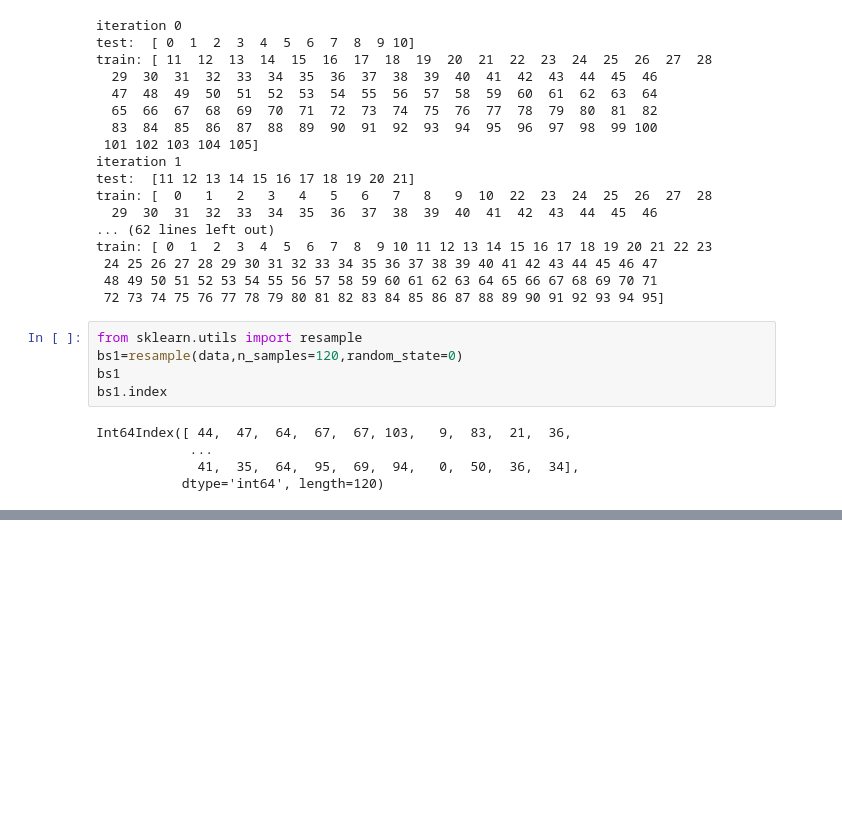
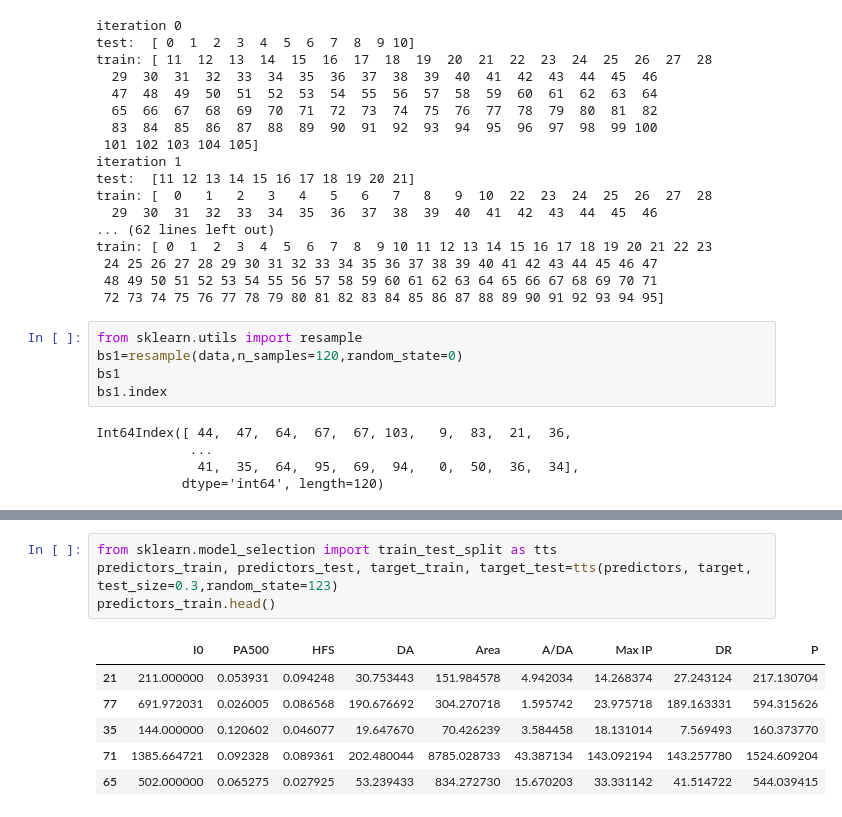
Before and after one commit to Swayam42/CollegeHub, a Jupyter notebook: 5th-SEM/ML-1/Classworks/Day_11/sklearn.ipynb, the cells around one changed output, grey strips where cells are left out. Saved outputs shown, nothing was run; the diff lists cells and outputs as text; blank space fills up the shorter version.

```diff
--- a/5th-SEM/ML-1/Classworks/Day_11/sklearn.ipynb
+++ b/5th-SEM/ML-1/Classworks/Day_11/sklearn.ipynb
@@ -125,0 +168,11 @@ Int64Index([ 44,  47,  64,  67,  67, 103,   9,  83,  21,  36,
+# %%
+from sklearn.model_selection import train_test_split as tts
+predictors_train, predictors_test, target_train, target_test=tts(predictors, target, test_size=0.3,random_state=123)
+predictors_train.head()
+# %% [output]
+|  | I0 | PA500 | HFS | DA | Area | A/DA | Max IP | DR | P |
+| 21 | 211.000000 | 0.053931 | 0.094248 | 30.753443 | 151.984578 | 4.942034 | 14.268374 | 27.243124 | 217.130704 |
+| 77 | 691.972031 | 0.026005 | 0.086568 | 190.676692 | 304.270718 | 1.595742 | 23.975718 | 189.163331 | 594.315626 |
+| 35 | 144.000000 | 0.120602 | 0.046077 | 19.647670 | 70.426239 | 3.584458 | 18.131014 | 7.569493 | 160.373770 |
+| 71 | 1385.664721 | 0.092328 | 0.089361 | 202.480044 | 8785.028733 | 43.387134 | 143.092194 | 143.257780 | 1524.609204 |
+| 65 | 502.000000 | 0.065275 | 0.027925 | 53.239433 | 834.272730 | 15.670203 | 33.331142 | 41.514722 | 544.039415 |
```
Also changed, not shown: parts of 5 cells of this notebook.
